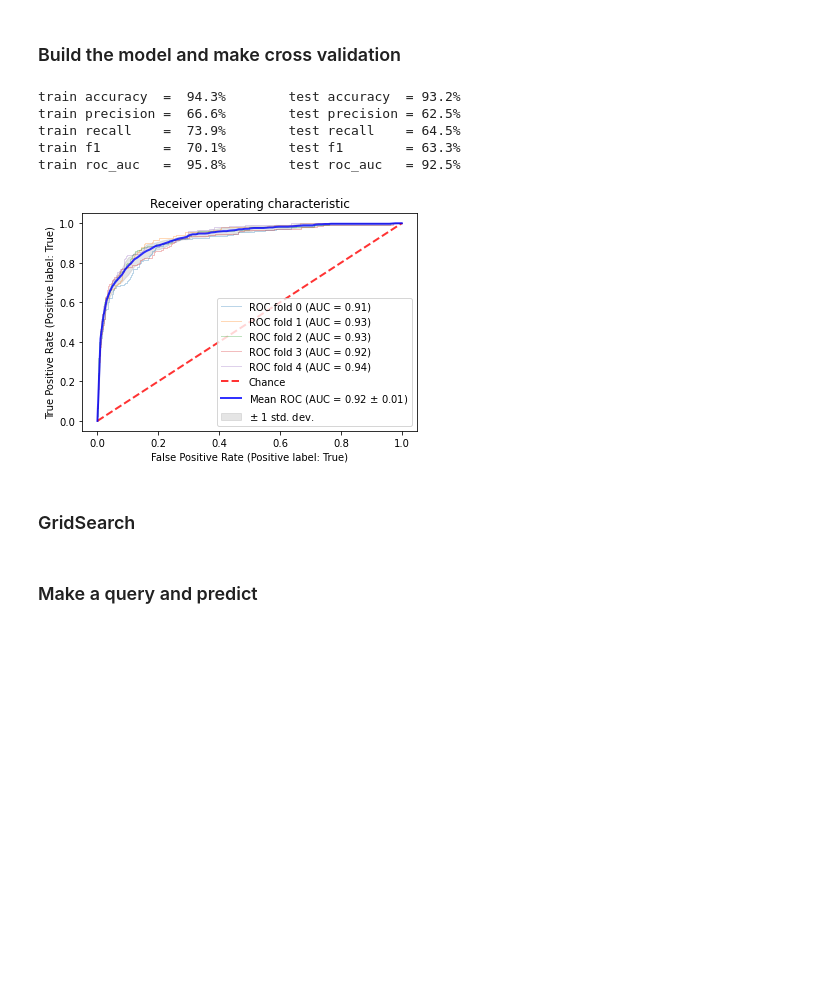
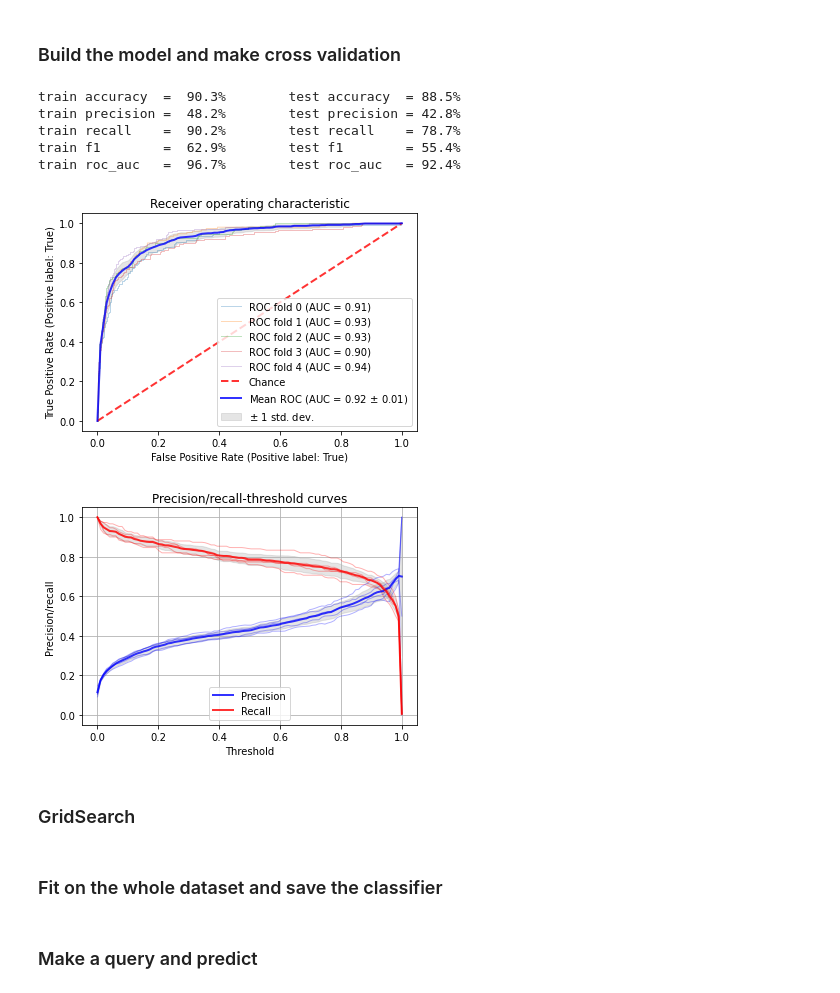
Before and after one commit to borosspeter/arXivRecoSys, a Jupyter notebook: arXivRecoSys.ipynb, the cells around one changed output. Saved outputs shown, nothing was run; the diff lists cells and outputs as text; code cells hidden in the pictures; blank space fills up the shorter version.

```diff
--- a/arXivRecoSys.ipynb
+++ b/arXivRecoSys.ipynb
@@ -186,40 +220,42 @@ y = list(all_df['cited'])
 # %%
 authors_feature = 'authors_FLast'
 authors_transformer = CountVectorizer(lowercase=False, max_features=1000)
 
 title_feature = 'title'
 title_transformer = TfidfVectorizer(stop_words='english', ngram_range=(1,3), max_features=2000)
 
 abstract_feature = 'abstract'
 abstract_transformer = TfidfVectorizer(stop_words='english', ngram_range=(1,4), max_features=5000)
 
 preprocessor = ColumnTransformer(
     transformers=[
         ('authors_FLast', authors_transformer, authors_feature),
         ('title', title_transformer, title_feature),
         ('abstract', abstract_transformer, abstract_feature)
     ])
 
 classifier = Pipeline(steps=[('preprocessor', preprocessor),
-                             #('balancer', RandomOverSampler()),
-                             ('classifier', RandomForestClassifier())])
+                             ('balancer', RandomOverSampler()),
+                             ('classifier', MultinomialNB())])
 
 cvsplitter = StratifiedShuffleSplit(n_splits=5,random_state=0)
 
 scores = cross_validate(classifier, X, y, cv=cvsplitter,
                         scoring=('accuracy', 'precision', 'recall' , 'f1', 'roc_auc'),
                         return_train_score=True,
                         return_estimator=True)
 
 [print_score(scores, score) for score in ['accuracy','precision','recall','f1','roc_auc']]
 roc_curve_cv_plot(X, y, cvsplitter, scores['estimator'])
+precision_recall_cv_plot(X, y, cvsplitter, scores['estimator'])
 # %% [output]
-train accuracy  =  94.3%        test accuracy  = 93.2%
-train precision =  66.6%        test precision = 62.5%
-train recall    =  73.9%        test recall    = 64.5%
-train f1        =  70.1%        test f1        = 63.3%
-train roc_auc   =  95.8%        test roc_auc   = 92.5%
+train accuracy  =  90.3%        test accuracy  = 88.5%
+train precision =  48.2%        test precision = 42.8%
+train recall    =  90.2%        test recall    = 78.7%
+train f1        =  62.9%        test f1        = 55.4%
+train roc_auc   =  96.7%        test roc_auc   = 92.4%
-[figure, old version]
+[figure, new version]
+[figure, added]
 # %% [markdown]
 ### GridSearch
 # %%
@@ -250,6 +286,8 @@ gridsearch = GridSearchCV(classifier, param_grids, cv=ShuffleSplit(n_splits=5),
                           return_train_score=True)
 
 gridsearch.fit(X,y)
+# %% [markdown]
+### Fit on the whole dataset and save the classifier
 # %%
 classifier.fit(X, y);
 
```
Also changed, not shown: parts of 4 cells of this notebook, 3 other files.
